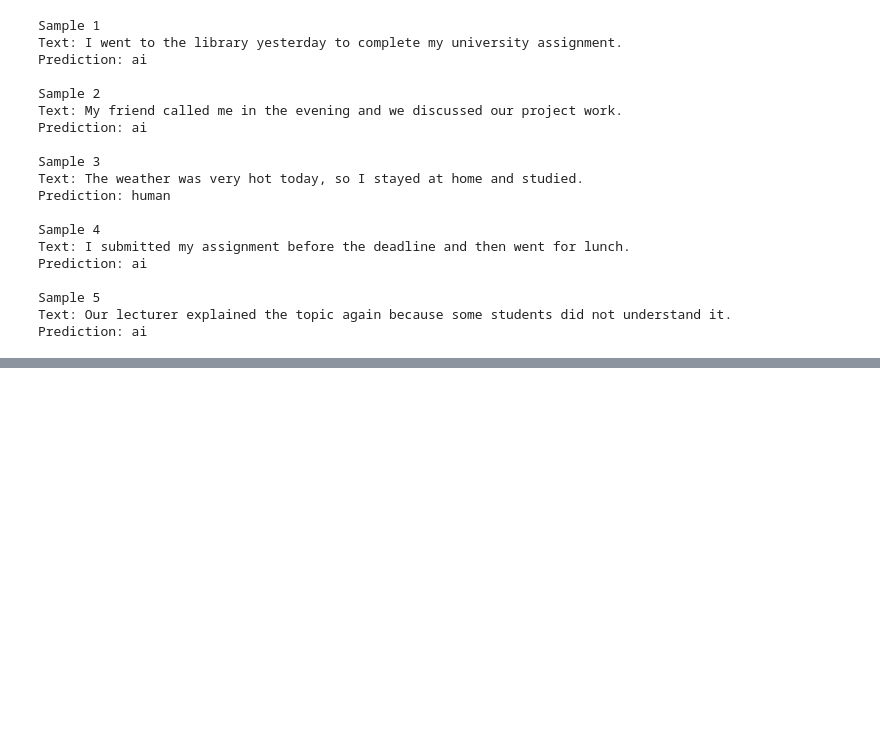
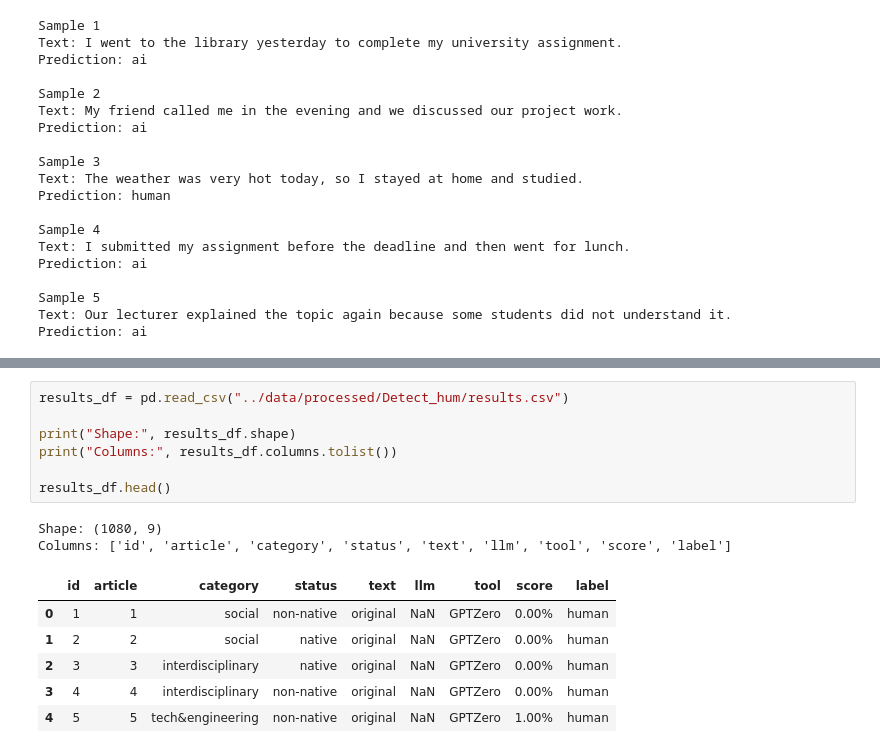
Before and after one commit to musharraf-Mac/AI-Text-Detection-NIA, a Jupyter notebook: notebooks/04_Obj_3_False_positive.ipynb, the cells around one changed output, grey strips where cells are left out. Cells and saved outputs as stored; diff of their text form; blank space fills up the shorter version.

```diff
--- a/notebooks/04_Obj_3_False_positive.ipynb
+++ b/notebooks/04_Obj_3_False_positive.ipynb
@@ -527,0 +620,16 @@ Prediction: ai
+# %%
+results_df = pd.read_csv("../data/processed/Detect_hum/results.csv")
+
+print("Shape:", results_df.shape)
+print("Columns:", results_df.columns.tolist())
+
+results_df.head()
+# %% [output]
+Shape: (1080, 9)
+Columns: ['id', 'article', 'category', 'status', 'text', 'llm', 'tool', 'score', 'label']
+|  | id | article | category | status | text | llm | tool | score | label |
+| 0 | 1 | 1 | social | non-native | original | NaN | GPTZero | 0.00% | human |
+| 1 | 2 | 2 | social | native | original | NaN | GPTZero | 0.00% | human |
+| 2 | 3 | 3 | interdisciplinary | native | original | NaN | GPTZero | 0.00% | human |
+| 3 | 4 | 4 | interdisciplinary | non-native | original | NaN | GPTZero | 0.00% | human |
+| 4 | 5 | 5 | tech&engineering | non-native | original | NaN | GPTZero | 1.00% | human |
```
Also changed, not shown: parts of 35 cells of this notebook, 1 other file.
